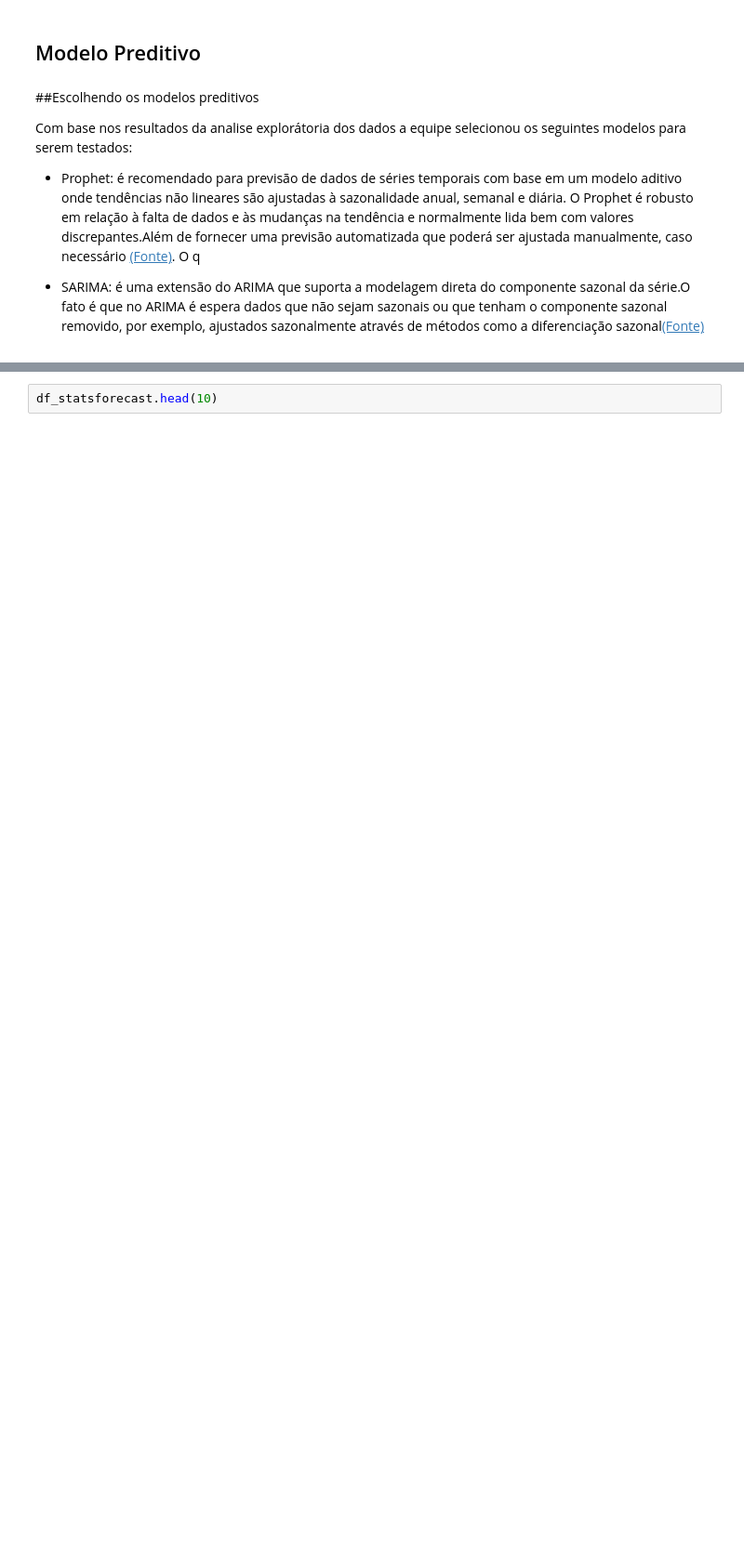
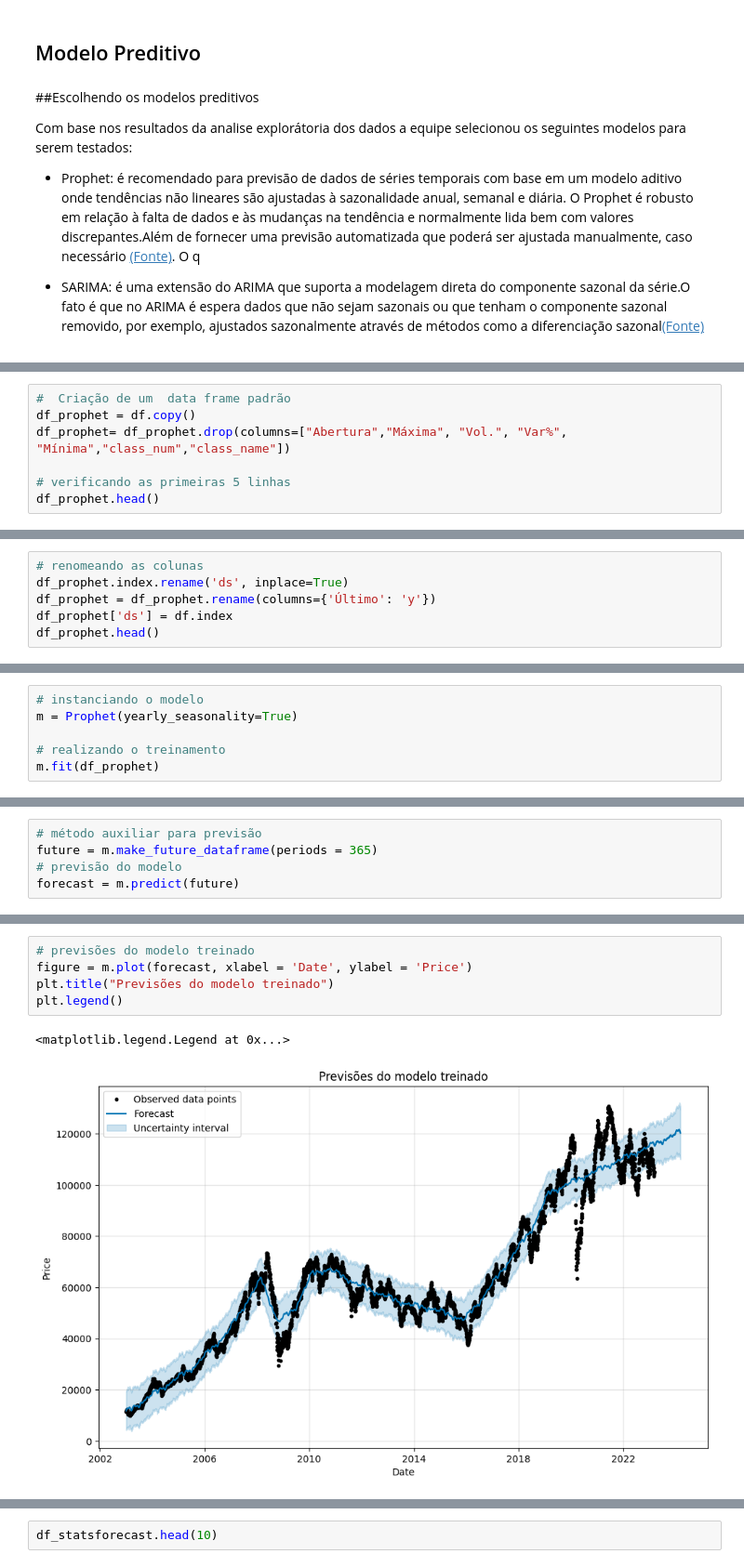
Before and after one commit to agcorrea/fiap-techchallenge-grupo41, a Jupyter notebook: fase-2/predicao-ibovespa.ipynb, the cells around one changed output, grey strips where cells are left out. Shown at 93% size. Saved outputs shown, nothing was run; the diff lists cells and outputs as text; blank space fills up the shorter version.

Commit message:
Traz outros modelos de volta

```diff
--- a/fase-2/predicao-ibovespa.ipynb
+++ b/fase-2/predicao-ibovespa.ipynb
@@ -479,0 +517,7 @@ Com base nos resultados da analise explorátoria dos dados a equipe selecionou o
+# %%
+#  Criação de um  data frame padrão
+df_prophet = df.copy()
+df_prophet= df_prophet.drop(columns=["Abertura","Máxima", "Vol.", "Var%", "Mínima","class_num","class_name"])
+
+# verificando as primeiras 5 linhas
+df_prophet.head()
@@ -479,0 +532,6 @@ Com base nos resultados da analise explorátoria dos dados a equipe selecionou o
+# %%
+# renomeando as colunas
+df_prophet.index.rename('ds', inplace=True)
+df_prophet = df_prophet.rename(columns={'Último': 'y'})
+df_prophet['ds'] = df.index
+df_prophet.head()
@@ -479,0 +548,6 @@ Com base nos resultados da analise explorátoria dos dados a equipe selecionou o
+# %%
+# instanciando o modelo
+m = Prophet(yearly_seasonality=True)
+
+# realizando o treinamento
+m.fit(df_prophet)
@@ -479,0 +568,5 @@ Com base nos resultados da analise explorátoria dos dados a equipe selecionou o
+# %%
+# método auxiliar para previsão
+future = m.make_future_dataframe(periods = 365)
+# previsão do modelo
+forecast = m.predict(future)
@@ -479,0 +589,8 @@ Com base nos resultados da analise explorátoria dos dados a equipe selecionou o
+# %%
+# previsões do modelo treinado
+figure = m.plot(forecast, xlabel = 'Date', ylabel = 'Price')
+plt.title("Previsões do modelo treinado")
+plt.legend()
+# %% [output]
+<matplotlib.legend.Legend at 0x...>
+[figure, added]
```
Also changed, not shown: parts of 119 cells of this notebook.
